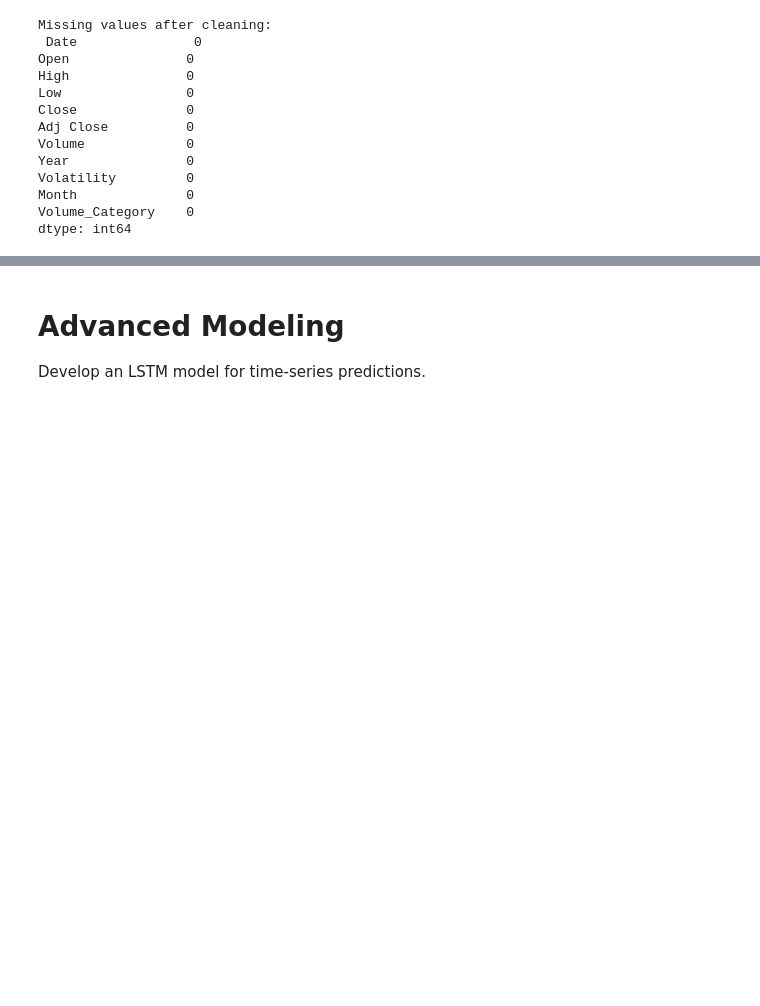
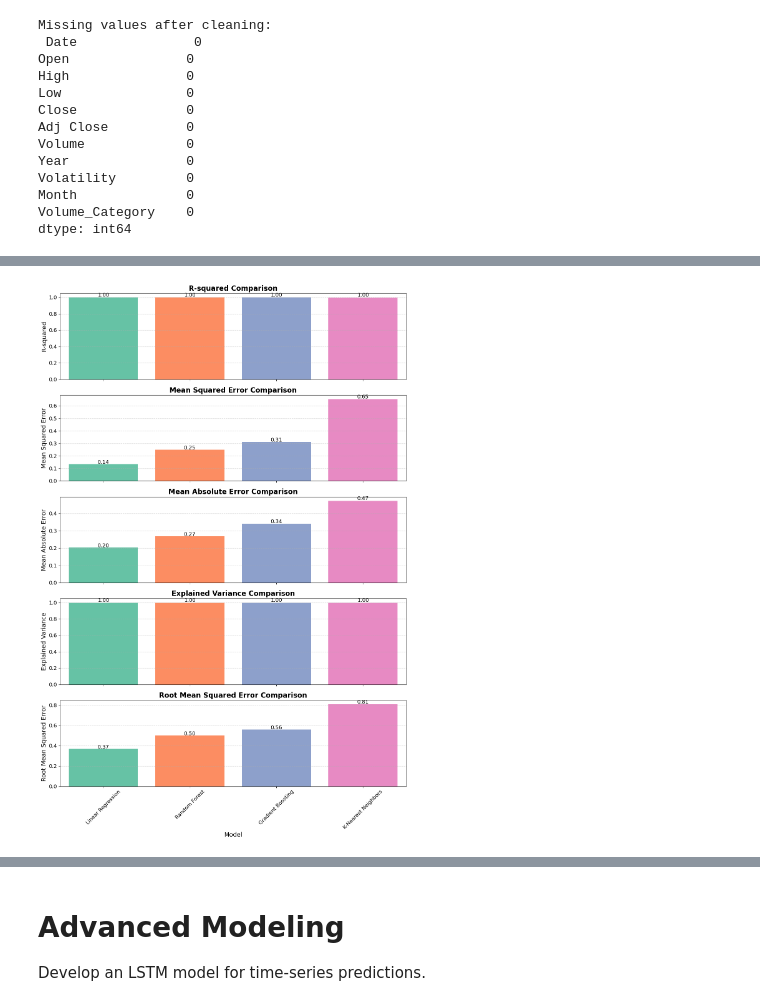
Before and after one commit to ElifSurucu/Google-Stock-Market-Data, a Jupyter notebook: Machine_Learning_Last updated.ipynb, the cells around one changed output, grey strips where cells are left out. Saved outputs shown, nothing was run; the diff lists cells and outputs as text; code cells hidden in the pictures; blank space fills up the shorter version.

```diff
--- a/Machine_Learning_Last updated.ipynb
+++ b/Machine_Learning_Last updated.ipynb
@@ -1121,0 +311,54 @@ plt.show()
+# %%
+# Visualize Model Performance with Vibrant Colors
+fig, axes = plt.subplots(len(results_df.columns), 1, figsize=(12, 18), sharex=True)
+
+# Vibrant color palette
+palette = sns.color_palette("Set2")
+
+# Visualize each metric
+for i, metric_name in enumerate(results_df.columns):  # Iterate through metric names
+    ax = axes[i]
+
+    # Create a DataFrame for easier plotting
+    plot_data = pd.DataFrame({
+        'Model': results_df.index,
+        'Score': results_df[metric_name]
+    })
+
+    # Barplot
+    sns.barplot(
+        data=plot_data,
+        x='Model',
+        y='Score',
+        ax=ax,
+        dodge=False  # Ensures compatibility without `hue`
+    )
+
+    # Manually set colors since hue is not used
+    for bar, color in zip(ax.patches, palette[:len(plot_data)]):
+        bar.set_facecolor(color)
+
+    # Set plot titles and labels
+    ax.set_title(f'{metric_name} Comparison', fontsize=16, fontweight='bold')
+    ax.set_ylabel(metric_name, fontsize=14)
+    ax.set_xlabel('Model', fontsize=14)
+    ax.tick_params(axis='x', rotation=45, labelsize=12)
+    ax.tick_params(axis='y', labelsize=12)
+    ax.grid(axis='y', linestyle='--', alpha=0.6)
+
+    # Add value labels to the bars
+    for bar in ax.patches:
+        bar_height = bar.get_height()
+        ax.text(
+            bar.get_x() + bar.get_width() / 2,
+            bar_height + 0.01 * bar_height,
+            f'{bar_height:.2f}',
+            ha='center',
+            fontsize=12
+        )
+
+# Adjust layout for better readability
+plt.tight_layout()
+plt.show()
+# %% [output]
+[figure, added]
```
Also changed, not shown: parts of 131 cells of this notebook, 10 other files.
